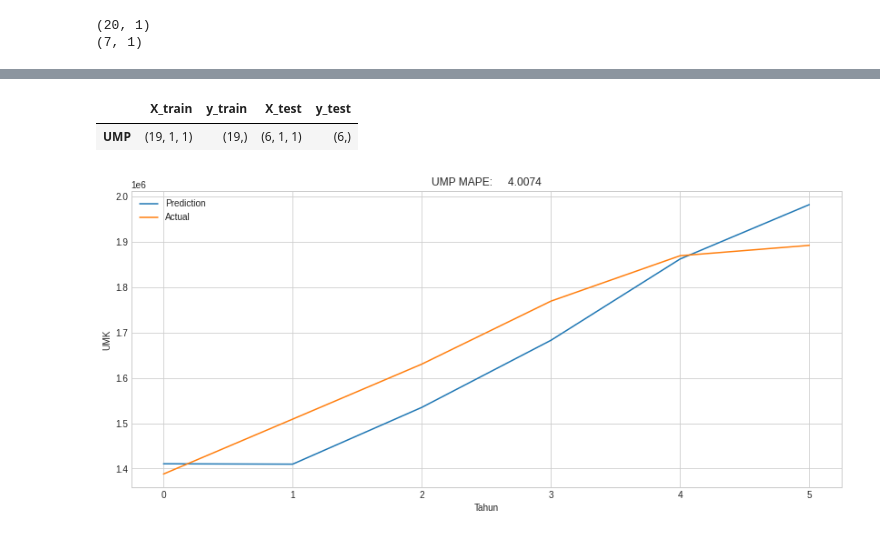
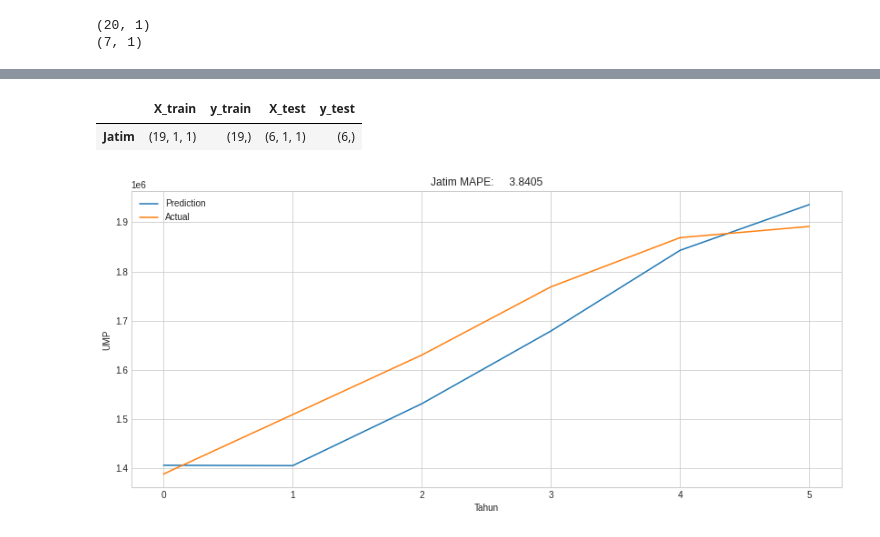
Before and after one commit to Arif-X/RNN-LSTM-UMP-JATIM, a Jupyter notebook: UMP.ipynb, the cells around one changed output, grey strips where cells are left out. Drawn from its saved outputs; the diff is of its cells as text; code cells hidden in the pictures.

```diff
--- a/UMP.ipynb
+++ b/UMP.ipynb
@@ -57,7 +56,7 @@ transform_train = {}
 transform_test = {}
 scaler = {}
 
-for num, i in enumerate(umkList):
+for num, i in enumerate(umpList):
     sc = MinMaxScaler(feature_range=(0,1))
     a0 = np.array(df_new[i]["Train"])
     a1 = np.array(df_new[i]["Test"])
@@ -88,7 +87,7 @@ UMP (7, 1)
 # %%
 trainset = {}
 testset = {}
-for j in umkList:
+for j in umpList:
     trainset[j] = {}
     X_train = []
     y_train = []
@@ -110,7 +109,7 @@ for j in umkList:
     testset[j]["y"] = y_test
 # %%
 arr_buff = []
-for i in umkList:
+for i in umpList:
     buff = {}
     buff["X_train"] = trainset[i]["X"].shape
     buff["y_train"] = trainset[i]["y"].shape
@@ -118,10 +117,10 @@ for i in umkList:
     buff["y_test"] = testset[i]["y"].shape
     arr_buff.append(buff)
 
-pd.DataFrame(arr_buff, index=umkList)
+pd.DataFrame(arr_buff, index=umpList)
 # %% [output]
 |  | X_train | y_train | X_test | y_test |
-| UMP | (19, 1, 1) | (19,) | (6, 1, 1) | (6,) |
+| Jatim | (19, 1, 1) | (19,) | (6, 1, 1) | (6,) |
 # %%
 %%time
 # The LSTM architecture
@@ -148,32 +147,32 @@ regressor.compile(
 )
 
 # Fitting to the training set
-for i in umkList:
+for i in umpList:
     print("Fitting to", i)
     model = regressor.fit(
         trainset[i]["X"],
         trainset[i]["y"],
-        epochs=1000,
+        epochs=1500,
         batch_size=3
     )
 # %%
 pred_result = {}
 
-for i in umkList:
+for i in umpList:
     y_true = scaler[i].inverse_transform(testset[i]["y"].reshape(-1,1))
     y_pred = scaler[i].inverse_transform(regressor.predict(testset[i]["X"]))
     pred_result[i] = {}
     pred_result[i]["True"] = y_true
     pred_result[i]["Pred"] = y_pred
 
     plt.figure(figsize=(14,6))
     mape = tf.keras.losses.MeanAbsolutePercentageError()
     plt.title(i + " MAPE: {:10.4f}".format(mape(y_true, y_pred).numpy()))
     plt.plot(y_pred)
     plt.plot(y_true)
     plt.legend(["Prediction", "Actual"])
     plt.xlabel("Tahun")
-    plt.ylabel("UMK")
+    plt.ylabel("UMP")
     plt.show()
 # %% [output]
-[figure, old version]
+[figure, new version]
```
Also changed, not shown: parts of 5 cells of this notebook.
